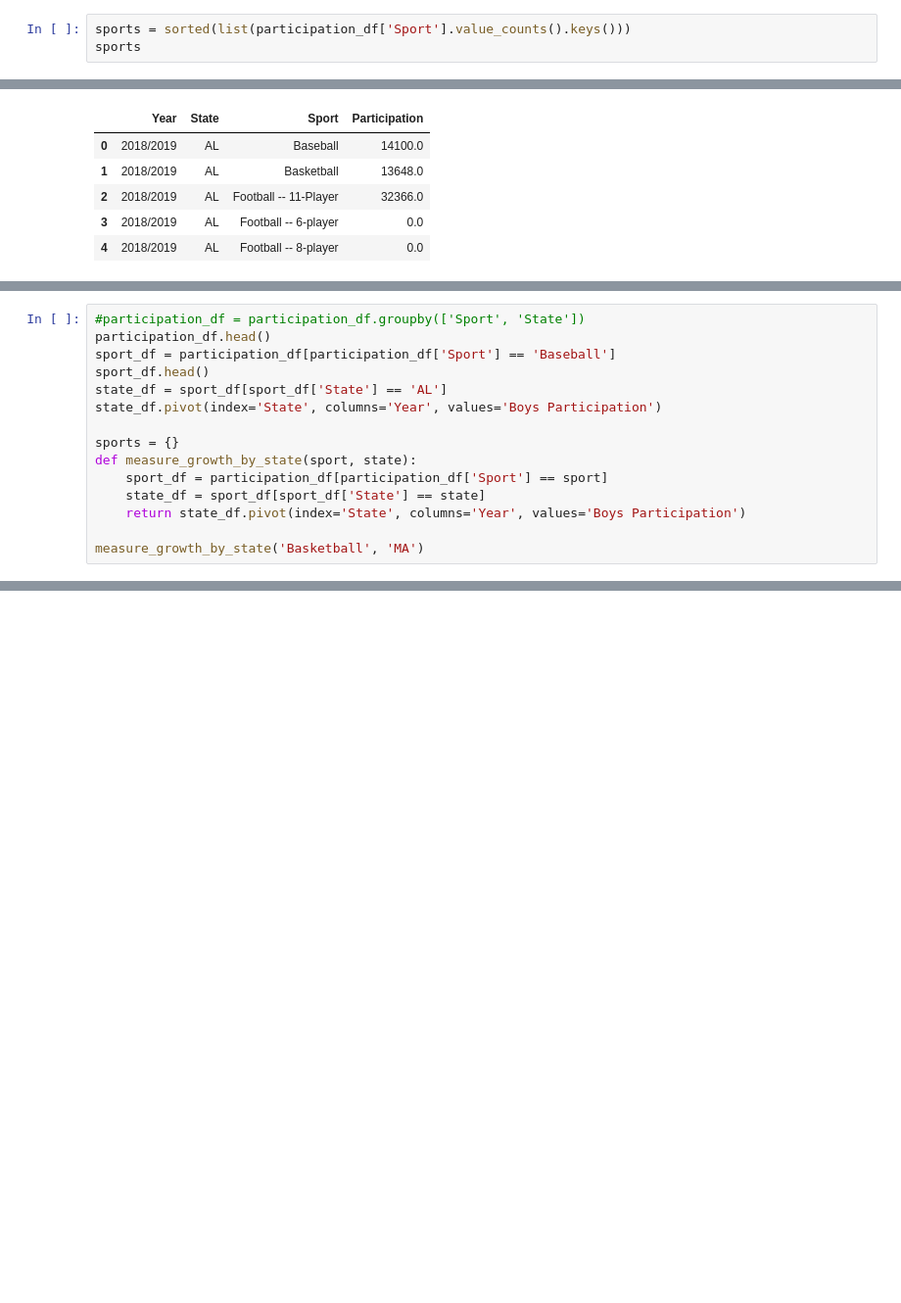
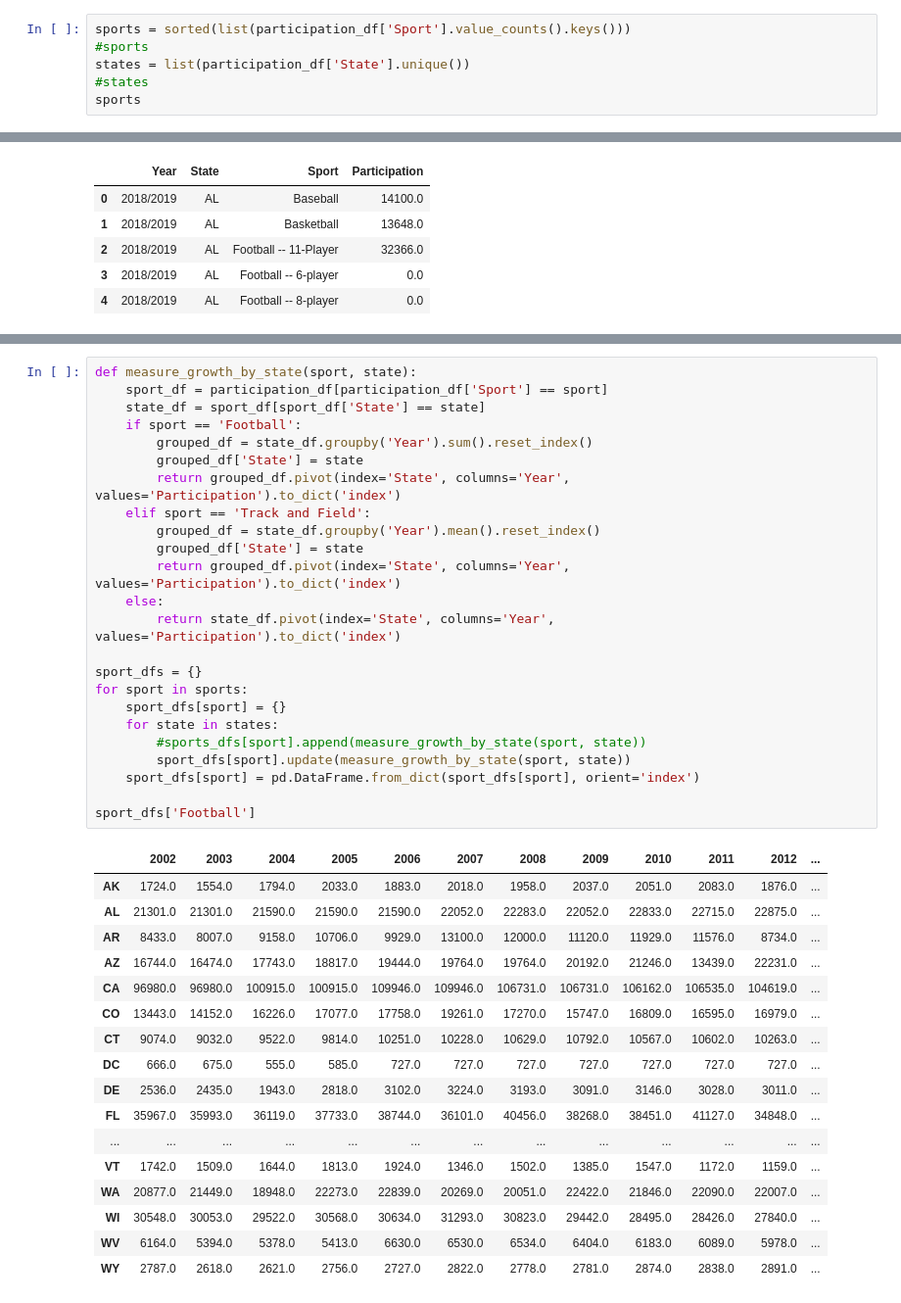
Before and after one commit to njpowers7915/hs_sports_analysis, a Jupyter notebook: Untitled.ipynb, the cells around one changed output, grey strips where cells are left out. Shown: that part at 98% size. Cells and saved outputs as stored; diff of their text form; blank space fills up the shorter version.

Commit message:
converted all data into a dataframe

```diff
--- a/Untitled.ipynb
+++ b/Untitled.ipynb
@@ -15,5 +15,8 @@ participation_df.head()
 | 2018/2019 | AL | Adapted Soccer | 0.0 | 0.0 | 0.0 | 0.0 |
 # %%
 sports = sorted(list(participation_df['Sport'].value_counts().keys()))
+#sports
+states = list(participation_df['State'].unique())
+#states
 sports
 # %% [output]
@@ -85,18 +78,3 @@ participation_df.head()
 | 2 | 2018 | AL | Football | 32366.0 |
 | 3 | 2018 | AL | Football | 0.0 |
 | 4 | 2018 | AL | Football | 0.0 |
-# %%
-#participation_df = participation_df.groupby(['Sport', 'State'])
-participation_df.head()
-sport_df = participation_df[participation_df['Sport'] == 'Baseball']
-sport_df.head()
-state_df = sport_df[sport_df['State'] == 'AL']
-state_df.pivot(index='State', columns='Year', values='Boys Participation')
-
-sports = {}
-def measure_growth_by_state(sport, state):
-    sport_df = participation_df[participation_df['Sport'] == sport]
-    state_df = sport_df[sport_df['State'] == state]
-    return state_df.pivot(index='State', columns='Year', values='Boys Participation')
-
-measure_growth_by_state('Basketball', 'MA')
@@ -106,0 +96,42 @@ measure_growth_by_state('Basketball', 'MA')
+# %%
+def measure_growth_by_state(sport, state):
+    sport_df = participation_df[participation_df['Sport'] == sport]
+    state_df = sport_df[sport_df['State'] == state]
+    if sport == 'Football':
+        grouped_df = state_df.groupby('Year').sum().reset_index()
+        grouped_df['State'] = state
+        return grouped_df.pivot(index='State', columns='Year', values='Participation').to_dict('index')
+    elif sport == 'Track and Field':
+        grouped_df = state_df.groupby('Year').mean().reset_index()
+        grouped_df['State'] = state
+        return grouped_df.pivot(index='State', columns='Year', values='Participation').to_dict('index')
+    else:
+        return state_df.pivot(index='State', columns='Year', values='Participation').to_dict('index')
+
+sport_dfs = {}
+for sport in sports:
+    sport_dfs[sport] = {}
+    for state in states:
+        #sports_dfs[sport].append(measure_growth_by_state(sport, state))
+        sport_dfs[sport].update(measure_growth_by_state(sport, state))
+    sport_dfs[sport] = pd.DataFrame.from_dict(sport_dfs[sport], orient='index')
+
+sport_dfs['Football']
+# %% [output]
+|  | 2002 | 2003 | 2004 | 2005 | 2006 | 2007 | 2008 | 2009 | 2010 | 2011 | 2012 | ... |
+| AK | 1724.0 | 1554.0 | 1794.0 | 2033.0 | 1883.0 | 2018.0 | 1958.0 | 2037.0 | 2051.0 | 2083.0 | 1876.0 | ... |
+| AL | 21301.0 | 21301.0 | 21590.0 | 21590.0 | 21590.0 | 22052.0 | 22283.0 | 22052.0 | 22833.0 | 22715.0 | 22875.0 | ... |
+| AR | 8433.0 | 8007.0 | 9158.0 | 10706.0 | 9929.0 | 13100.0 | 12000.0 | 11120.0 | 11929.0 | 11576.0 | 8734.0 | ... |
+| AZ | 16744.0 | 16474.0 | 17743.0 | 18817.0 | 19444.0 | 19764.0 | 19764.0 | 20192.0 | 21246.0 | 13439.0 | 22231.0 | ... |
+| CA | 96980.0 | 96980.0 | 100915.0 | 100915.0 | 109946.0 | 109946.0 | 106731.0 | 106731.0 | 106162.0 | 106535.0 | 104619.0 | ... |
+| CO | 13443.0 | 14152.0 | 16226.0 | 17077.0 | 17758.0 | 19261.0 | 17270.0 | 15747.0 | 16809.0 | 16595.0 | 16979.0 | ... |
+| CT | 9074.0 | 9032.0 | 9522.0 | 9814.0 | 10251.0 | 10228.0 | 10629.0 | 10792.0 | 10567.0 | 10602.0 | 10263.0 | ... |
+| DC | 666.0 | 675.0 | 555.0 | 585.0 | 727.0 | 727.0 | 727.0 | 727.0 | 727.0 | 727.0 | 727.0 | ... |
+| DE | 2536.0 | 2435.0 | 1943.0 | 2818.0 | 3102.0 | 3224.0 | 3193.0 | 3091.0 | 3146.0 | 3028.0 | 3011.0 | ... |
+| FL | 35967.0 | 35993.0 | 36119.0 | 37733.0 | 38744.0 | 36101.0 | 40456.0 | 38268.0 | 38451.0 | 41127.0 | 34848.0 | ... |
+| ... | ... | ... | ... | ... | ... | ... | ... | ... | ... | ... | ... | ... |
+| VT | 1742.0 | 1509.0 | 1644.0 | 1813.0 | 1924.0 | 1346.0 | 1502.0 | 1385.0 | 1547.0 | 1172.0 | 1159.0 | ... |
+| WA | 20877.0 | 21449.0 | 18948.0 | 22273.0 | 22839.0 | 20269.0 | 20051.0 | 22422.0 | 21846.0 | 22090.0 | 22007.0 | ... |
+| WI | 30548.0 | 30053.0 | 29522.0 | 30568.0 | 30634.0 | 31293.0 | 30823.0 | 29442.0 | 28495.0 | 28426.0 | 27840.0 | ... |
+| WV | 6164.0 | 5394.0 | 5378.0 | 5413.0 | 6630.0 | 6530.0 | 6534.0 | 6404.0 | 6183.0 | 6089.0 | 5978.0 | ... |
+| WY | 2787.0 | 2618.0 | 2621.0 | 2756.0 | 2727.0 | 2822.0 | 2778.0 | 2781.0 | 2874.0 | 2838.0 | 2891.0 | ... |
```
Also changed, not shown: parts of 4 cells of this notebook.
